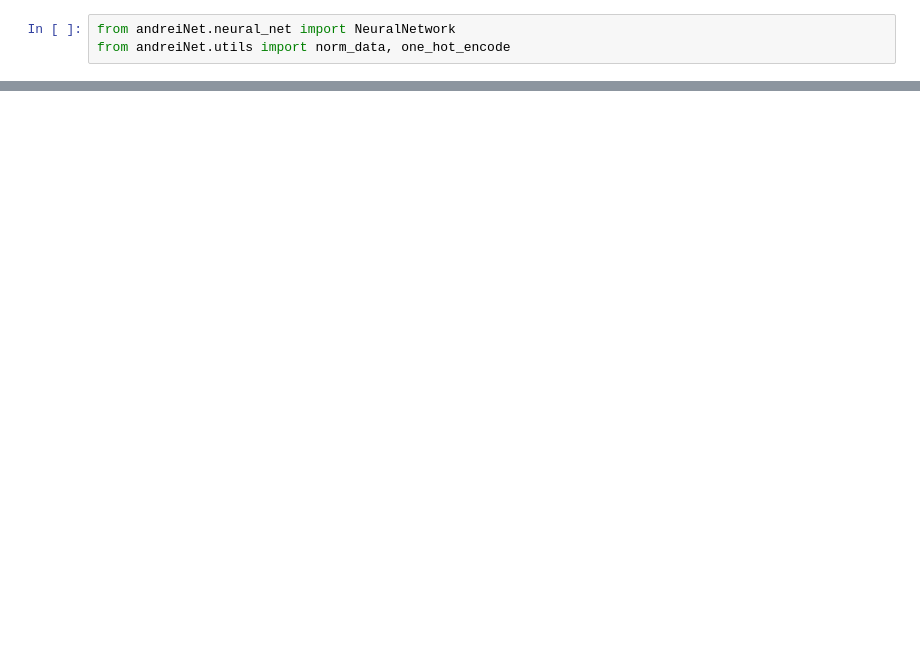
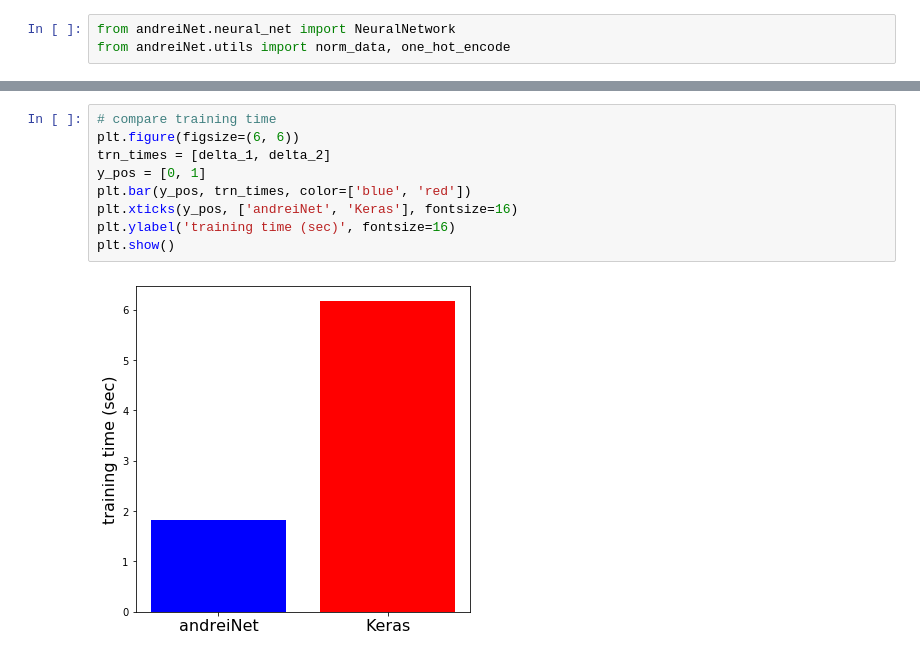
Before and after one commit to amourav/neural_network_from_scratch, a Jupyter notebook: neural_network_demo.ipynb, the cells around one changed output, grey strips where cells are left out. Cells and saved outputs as stored; diff of their text form; blank space fills up the shorter version.

```diff
--- a/neural_network_demo.ipynb
+++ b/neural_network_demo.ipynb
@@ -117,0 +160,11 @@ print('test acc', accuracy_score(y_pred_test, y_test))
+# %%
+# compare training time
+plt.figure(figsize=(6, 6))
+trn_times = [delta_1, delta_2]
+y_pos = [0, 1]
+plt.bar(y_pos, trn_times, color=['blue', 'red'])
+plt.xticks(y_pos, ['andreiNet', 'Keras'], fontsize=16)
+plt.ylabel('training time (sec)', fontsize=16)
+plt.show()
+# %% [output]
+[figure, added]
```
Also changed, not shown: parts of 6 cells of this notebook, 5 other files.
